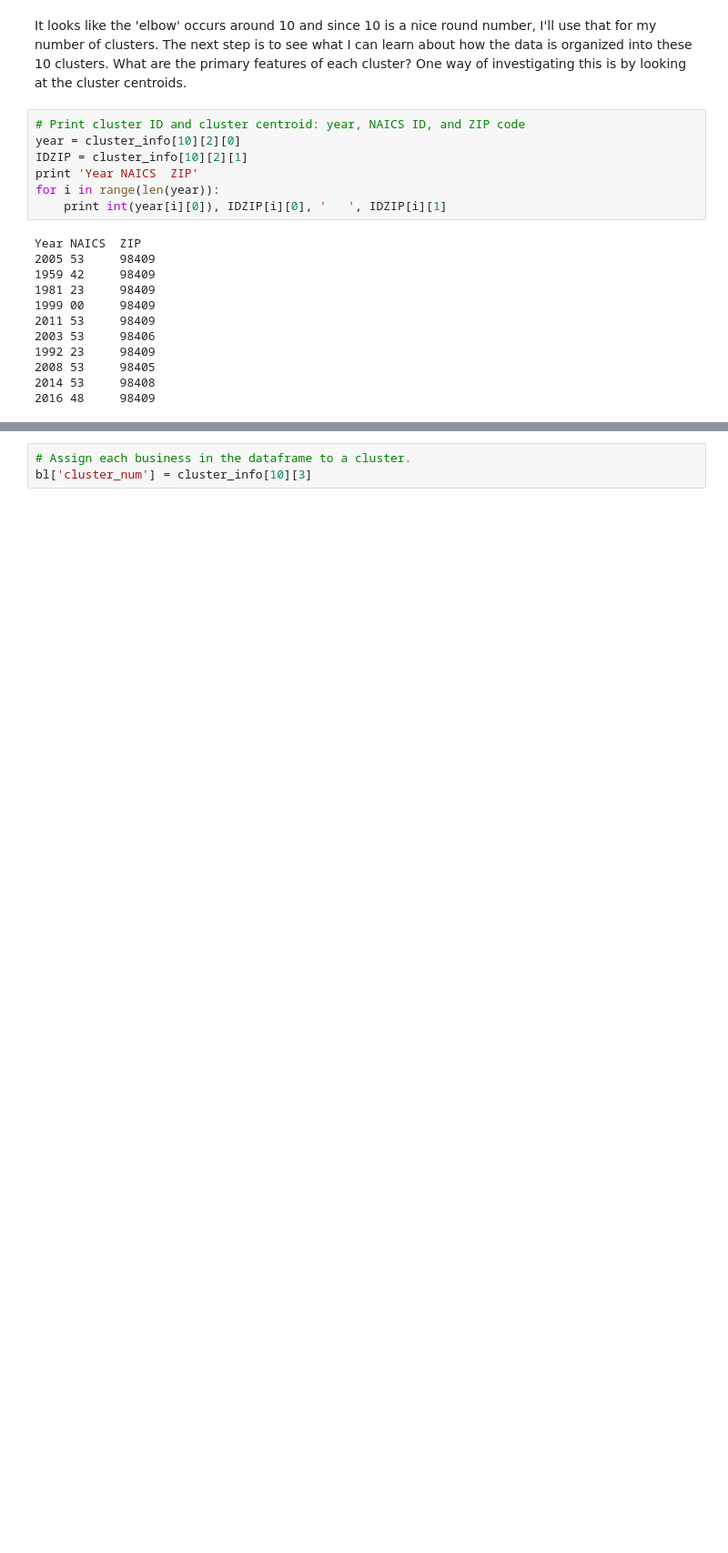
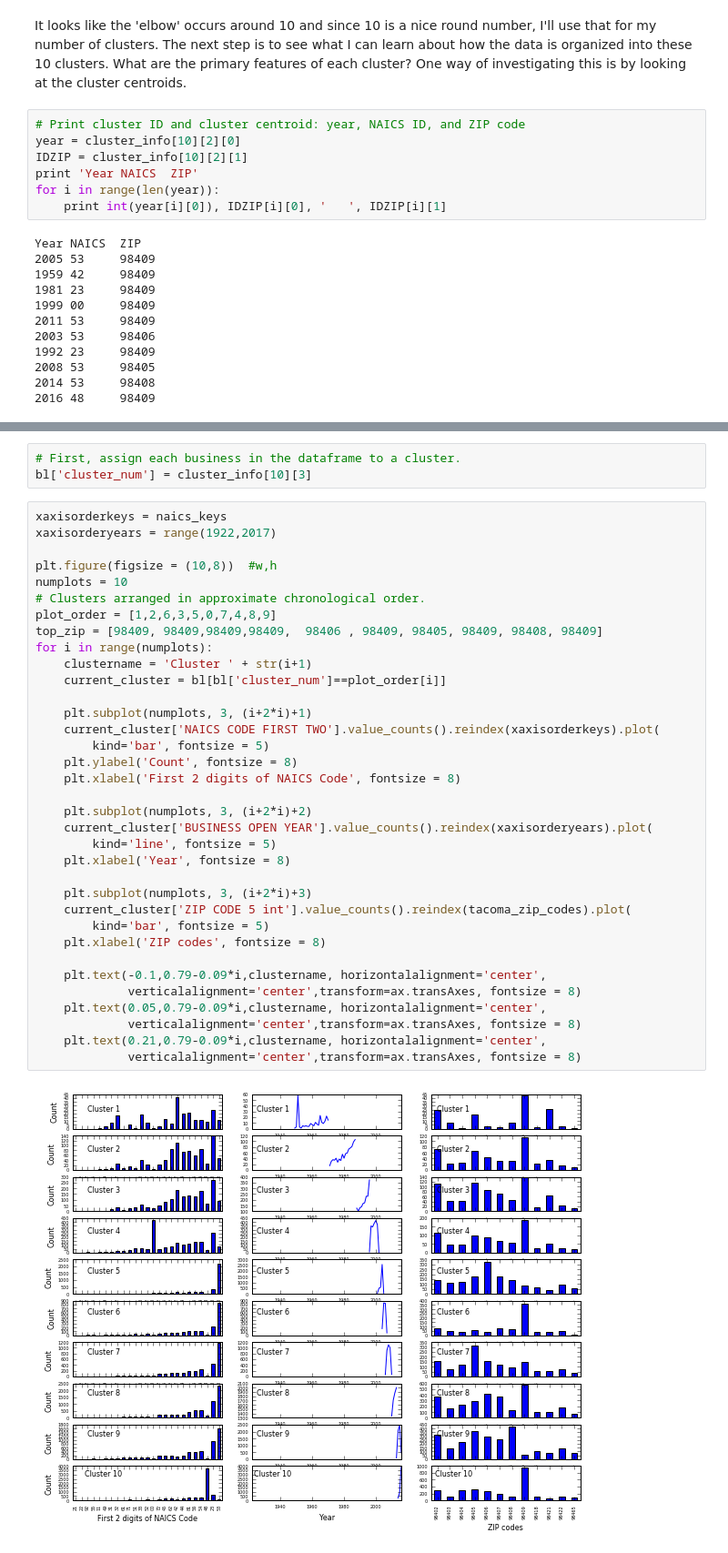
Before and after one commit to aurban8/aurban8_old.github.io, a Jupyter notebook: content/notebooks/tacoma_business_licenses.ipynb, the cells around one changed output, grey strips where cells are left out. Shown at 91% size. Saved outputs shown, nothing was run; the diff lists cells and outputs as text; blank space fills up the shorter version.

```diff
--- a/content/notebooks/tacoma_business_licenses.ipynb
+++ b/content/notebooks/tacoma_business_licenses.ipynb
@@ -446,3 +448,40 @@ Another way of understanding the clusters is by visualizing them.
 # %%
-# Assign each business in the dataframe to a cluster.
+# First, assign each business in the dataframe to a cluster.
 bl['cluster_num'] = cluster_info[10][3]
+# %%
+xaxisorderkeys = naics_keys
+xaxisorderyears = range(1922,2017)
+
+plt.figure(figsize = (10,8))  #w,h
+numplots = 10
+# Clusters arranged in approximate chronological order.
+plot_order = [1,2,6,3,5,0,7,4,8,9]
+top_zip = [98409, 98409,98409,98409,  98406 , 98409, 98405, 98409, 98408, 98409]
+for i in range(numplots):
+    clustername = 'Cluster ' + str(i+1)
+    current_cluster = bl[bl['cluster_num']==plot_order[i]]
+
+    plt.subplot(numplots, 3, (i+2*i)+1)
+    current_cluster['NAICS CODE FIRST TWO'].value_counts().reindex(xaxisorderkeys).plot(
+        kind='bar', fontsize = 5)
+    plt.ylabel('Count', fontsize = 8)
+    plt.xlabel('First 2 digits of NAICS Code', fontsize = 8)
+
+    plt.subplot(numplots, 3, (i+2*i)+2)
+    current_cluster['BUSINESS OPEN YEAR'].value_counts().reindex(xaxisorderyears).plot(
+        kind='line', fontsize = 5)
+    plt.xlabel('Year', fontsize = 8)
+
+    plt.subplot(numplots, 3, (i+2*i)+3)
+    current_cluster['ZIP CODE 5 int'].value_counts().reindex(tacoma_zip_codes).plot(
+        kind='bar', fontsize = 5)
+    plt.xlabel('ZIP codes', fontsize = 8)
+
+    plt.text(-0.1,0.79-0.09*i,clustername, horizontalalignment='center',
+             verticalalignment='center',transform=ax.transAxes, fontsize = 8)
+    plt.text(0.05,0.79-0.09*i,clustername, horizontalalignment='center',
+             verticalalignment='center',transform=ax.transAxes, fontsize = 8)
+    plt.text(0.21,0.79-0.09*i,clustername, horizontalalignment='center',
+             verticalalignment='center',transform=ax.transAxes, fontsize = 8)
+# %% [output]
+[figure, added]
```
Also changed, not shown: parts of 26 cells of this notebook, 4 other files.
